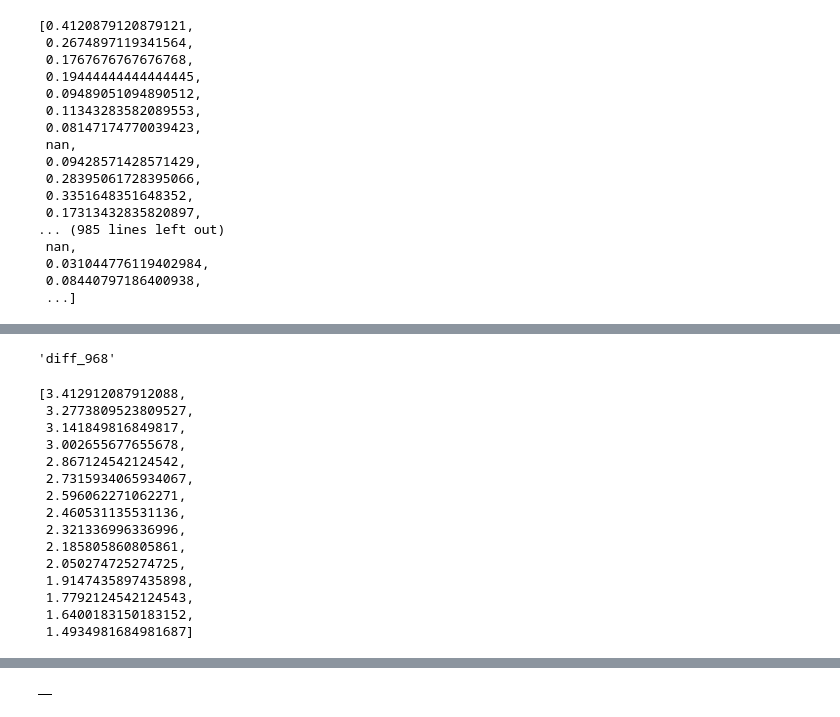
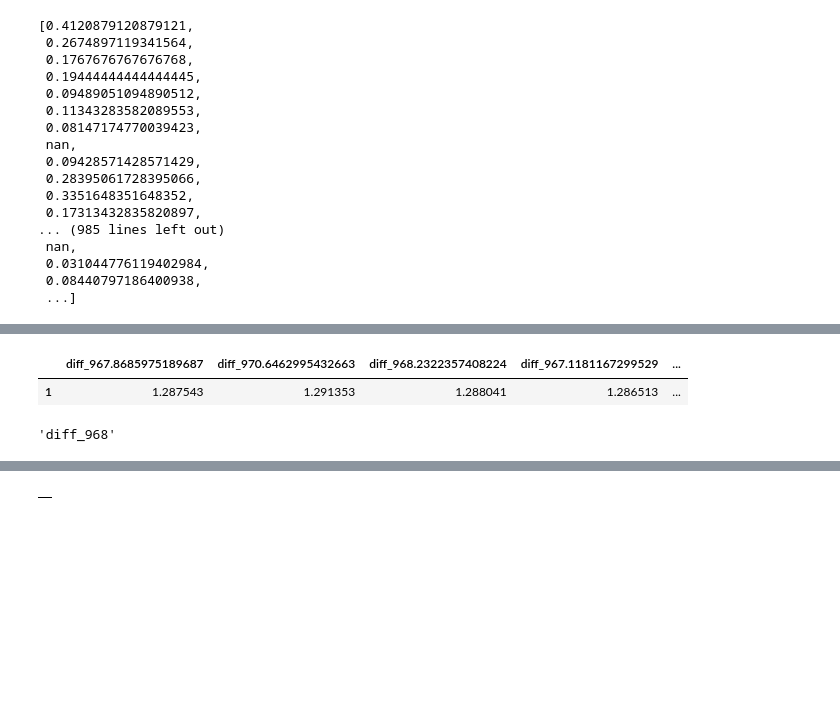
Before and after one commit to amuamushu/ai_transportation, a Jupyter notebook: paper_calc.ipynb, the cells around one changed output, grey strips where cells are left out. Saved outputs shown, nothing was run; the diff lists cells and outputs as text; code cells hidden in the pictures; blank space fills up the shorter version.

```diff
--- a/paper_calc.ipynb
+++ b/paper_calc.ipynb
@@ -305 +284,5 @@ See the caveats in the documentation: https://pandas.pydata.org/pandas-docs/stab
 968
+# %%
+mu, sigma = best_rate, 2 # mean and standard deviation
+new_rates = np.random.normal(mu, sigma, 15)
+new_rates
@@ -306 +294,3 @@ See the caveats in the documentation: https://pandas.pydata.org/pandas-docs/stab
+# %%
+diff2 = pd.DataFrame()
 # %%
@@ -331,22 +340,46 @@ See the caveats in the documentation: https://pandas.pydata.org/pandas-docs/stab
+# %%
+def get_best_rates(new_df):
+    #row1 = new_df.iloc[[]]
+    diff2 = pd.DataFrame()
+    row1['dens_ups']= row1['pcw1speed_x']/row1['pcw1vol_x']
+    row1['q_ramp'] = (row1['Psg 1 Cnt_x']+row1['Psg 2 Cnt_x']+row1['Psg 3 Cnt_x'])*120
+    row1['q_exit'] = (row1['r_1_offcnt_x']+row1['r_2_offcnt_x'])*120
+    vmergelst=[]
+    # density down stream for each rate
+    for i in new_rates:
+        vols = (((5280*3)*row1['pcw1vol_x'])/((1.75*1.47*3*row1['pcw1speed_x'])+i))-(14.75-(1.75*1.47))
+        row1['vmerge_'+str(i)] = vols
+        row1['nds_'+str(i)] = (1/row1['pcw1vol_x']) * (row1['pcw1speed_x'] + (i/3))-((.33* row1['q_exit'])/row1['vmerge_'+str(i)])
+        vmergelst.append('vmerge_'+str(i))
+    # take the minimum of upstream volume and eqn
+    for i in vmergelst:
+        row1[i] = row1[['pcw1vol_x',i]].min(axis=1)
+    # take the difference to see which one is closest to nds = 1.15(nups)
+    for i in new_rates:
+        diff2['diff_'+str(i)]=row1['nds_'+str(i)]-(row1['dens_ups']*1.15)
+    # get the best rate
+    meanloss = []
+    for i in diff2.columns:
+        meanloss.append(np.mean(diff2[i]))
+    best_rate = diff2.min(axis=0).idxmin()
+    best_rate = float(best_rate[5:])
+    mu, sigma = best_rate, 2 # mean and standard deviation
+    new_rates = np.random.normal(mu, sigma, 15)
+    new_rates
+    return best_rate
+# %%
+# first value to plug into function
+temp = 968
+
+for row in range(new_df.shape[0]):
+    temp = get_best_rates(row, temp)
+
+
+# new_df.apply(get_best_rates,axis=1)
+# %% [output]
+|  | diff_967.8685975189687 | diff_970.6462995432663 | diff_968.2322357408224 | diff_967.1181167299529 | ... |
+| 1 | 1.287543 | 1.291353 | 1.288041 | 1.286513 | ... |
 # %%
 diff_df.min(axis=0).idxmin()
 # %% [output]
 'diff_968'
-# %%
-meanloss
-# %% [output]
-[3.412912087912088,
- 3.2773809523809527,
- 3.141849816849817,
- 3.002655677655678,
- 2.867124542124542,
- 2.7315934065934067,
- 2.596062271062271,
- 2.460531135531136,
- 2.321336996336996,
- 2.185805860805861,
- 2.050274725274725,
- 1.9147435897435898,
- 1.7792124542124543,
- 1.6400183150183152,
- 1.4934981684981687]
```
Also changed, not shown: parts of 7 cells of this notebook.
